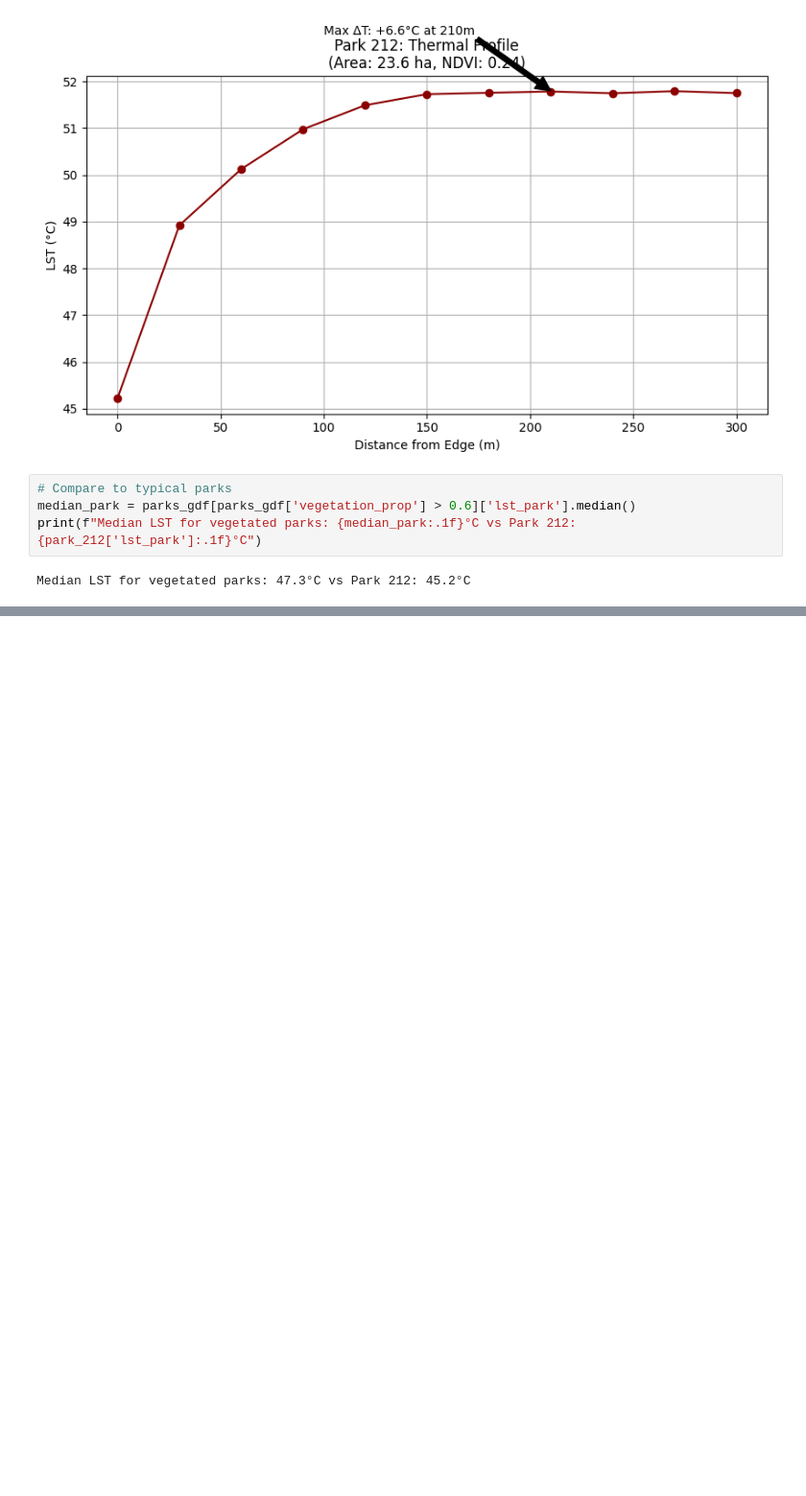
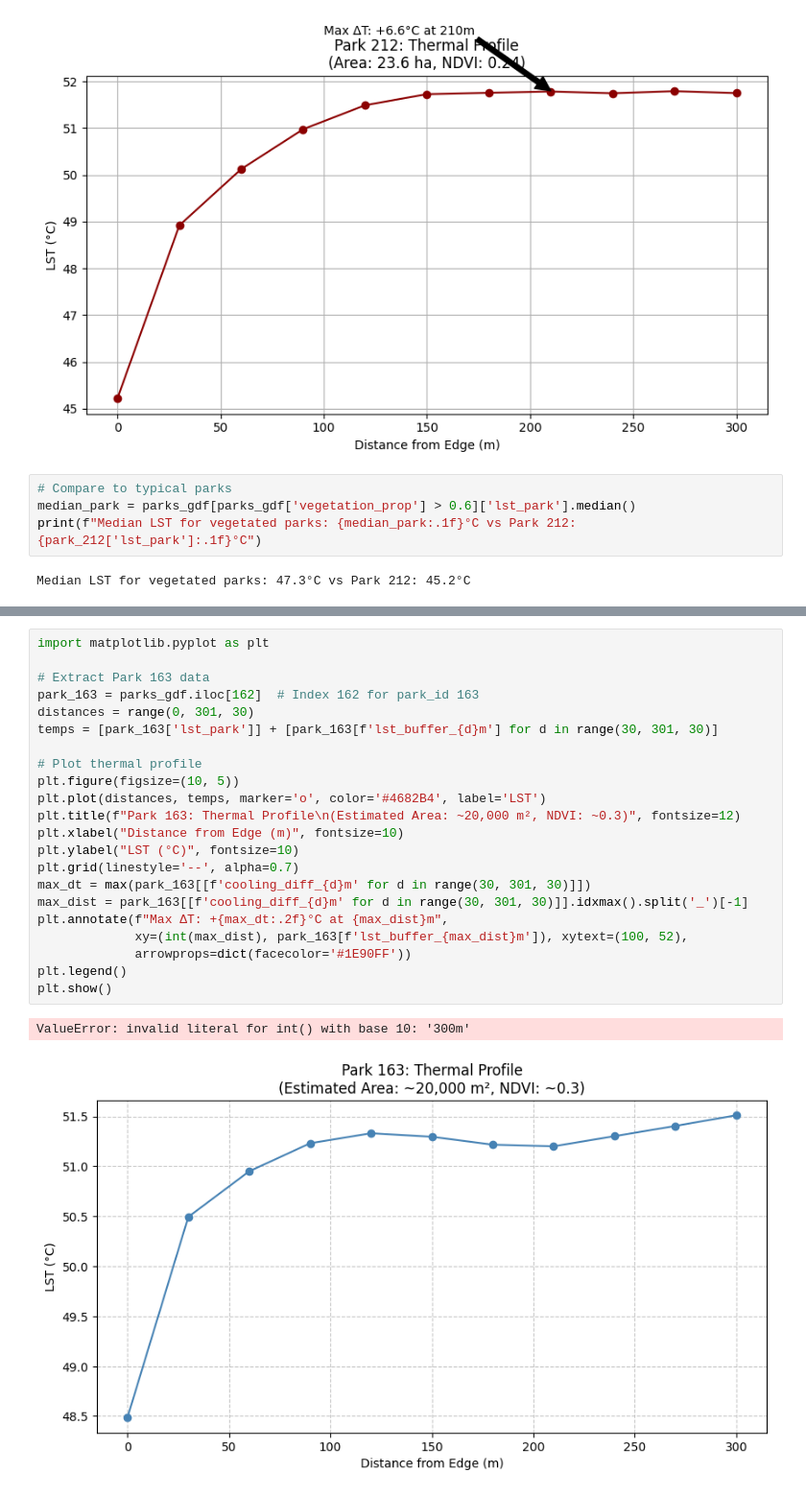
Before and after one commit to NourahAlhosain/CASA-Disso-25, a Jupyter notebook: 05_CoolingImpactCalculations_300m_Overlap.ipynb, the cells around one changed output, grey strips where cells are left out. Shown at 96% size. Drawn from its saved outputs; the diff is of its cells as text; blank space fills up the shorter version.

```diff
--- a/05_CoolingImpactCalculations_300m_Overlap.ipynb
+++ b/05_CoolingImpactCalculations_300m_Overlap.ipynb
@@ -409,0 +539,25 @@ Median LST for vegetated parks: 47.3°C vs Park 212: 45.2°C
+# %%
+import matplotlib.pyplot as plt
+
+# Extract Park 163 data
+park_163 = parks_gdf.iloc[162]  # Index 162 for park_id 163
+distances = range(0, 301, 30)
+temps = [park_163['lst_park']] + [park_163[f'lst_buffer_{d}m'] for d in range(30, 301, 30)]
+
+# Plot thermal profile
+plt.figure(figsize=(10, 5))
+plt.plot(distances, temps, marker='o', color='#4682B4', label='LST')
+plt.title(f"Park 163: Thermal Profile\n(Estimated Area: ~20,000 m², NDVI: ~0.3)", fontsize=12)
+plt.xlabel("Distance from Edge (m)", fontsize=10)
+plt.ylabel("LST (°C)", fontsize=10)
+plt.grid(linestyle='--', alpha=0.7)
+max_dt = max(park_163[[f'cooling_diff_{d}m' for d in range(30, 301, 30)]])
+max_dist = park_163[[f'cooling_diff_{d}m' for d in range(30, 301, 30)]].idxmax().split('_')[-1]
+plt.annotate(f"Max ΔT: +{max_dt:.2f}°C at {max_dist}m",
+             xy=(int(max_dist), park_163[f'lst_buffer_{max_dist}m']), xytext=(100, 52),
+             arrowprops=dict(facecolor='#1E90FF'))
+plt.legend()
+plt.show()
+# %% [output]
+ValueError: invalid literal for int() with base 10: '300m'
+[figure, added]
```
Also changed, not shown: parts of 9 cells of this notebook, 4 other files.
